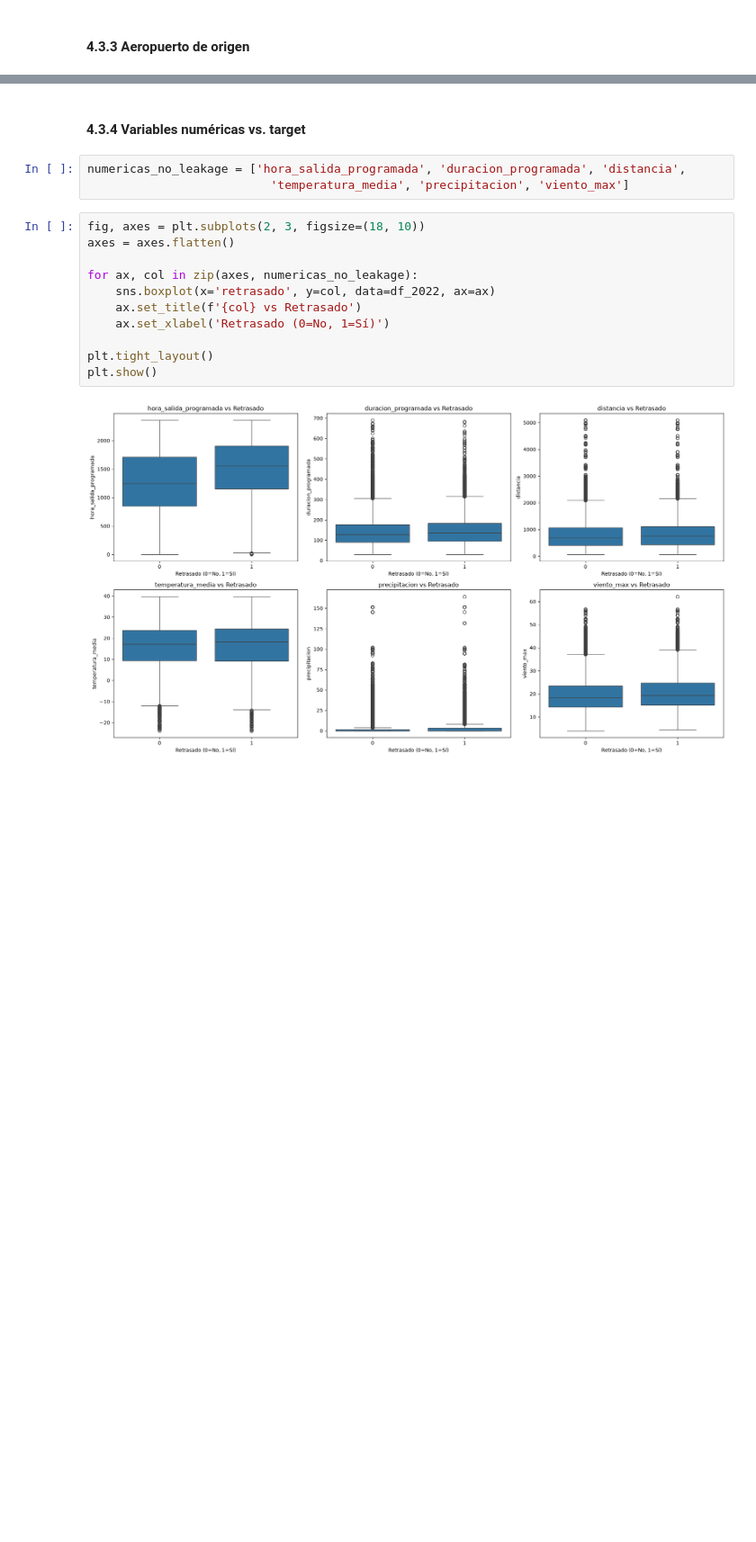
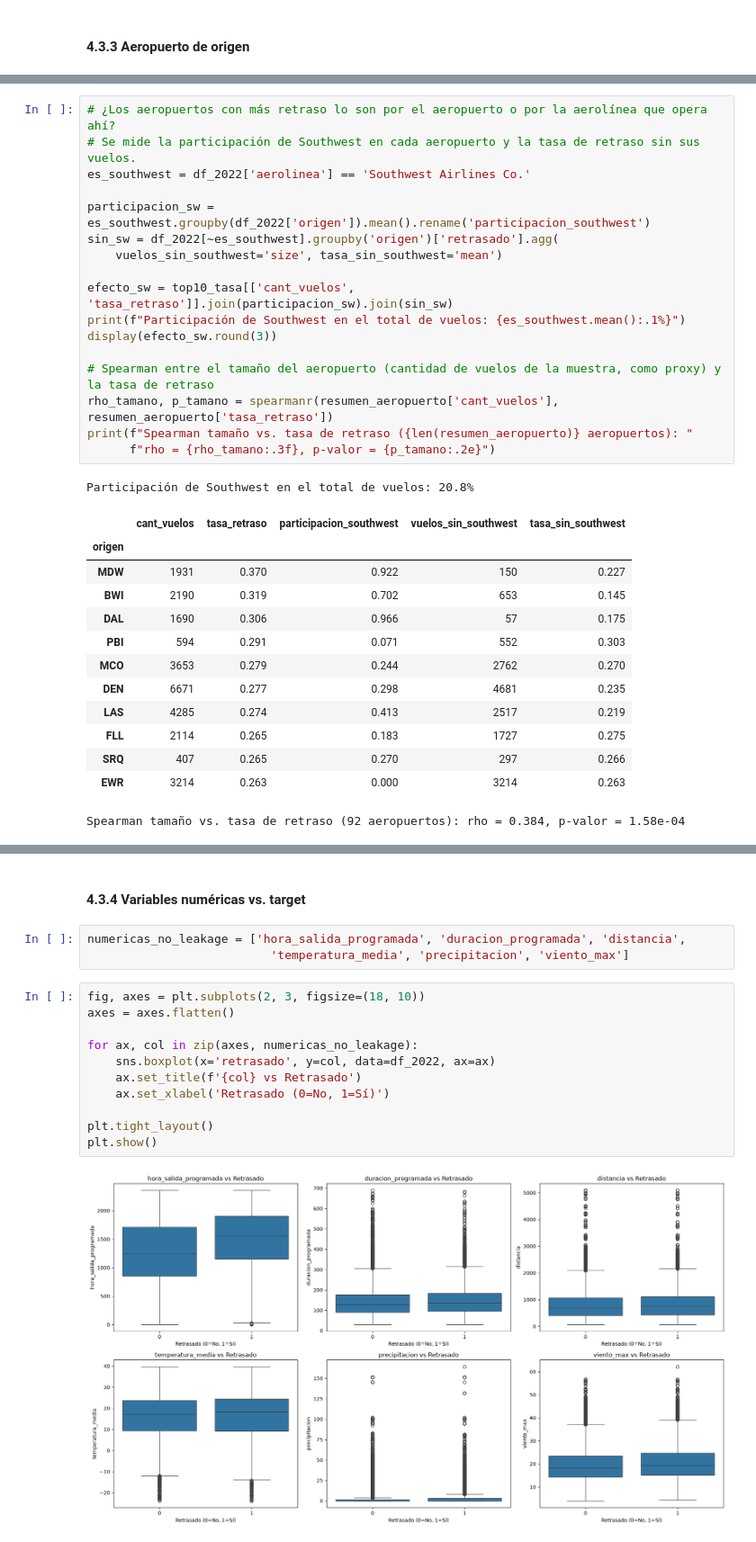
Before and after one commit to Guadacarro/TP_IA, a Jupyter notebook: tp.ipynb, the cells around one changed output, grey strips where cells are left out. Shown at 90% size. Saved outputs shown, nothing was run; the diff lists cells and outputs as text; blank space fills up the shorter version.

```diff
--- a/tp.ipynb
+++ b/tp.ipynb
@@ -922,0 +1029,32 @@ plt.show()
+# %%
+# ¿Los aeropuertos con más retraso lo son por el aeropuerto o por la aerolínea que opera ahí?
+# Se mide la participación de Southwest en cada aeropuerto y la tasa de retraso sin sus vuelos.
+es_southwest = df_2022['aerolinea'] == 'Southwest Airlines Co.'
+
+participacion_sw = es_southwest.groupby(df_2022['origen']).mean().rename('participacion_southwest')
+sin_sw = df_2022[~es_southwest].groupby('origen')['retrasado'].agg(
+    vuelos_sin_southwest='size', tasa_sin_southwest='mean')
+
+efecto_sw = top10_tasa[['cant_vuelos', 'tasa_retraso']].join(participacion_sw).join(sin_sw)
+print(f"Participación de Southwest en el total de vuelos: {es_southwest.mean():.1%}")
+display(efecto_sw.round(3))
+
+# Spearman entre el tamaño del aeropuerto (cantidad de vuelos de la muestra, como proxy) y la tasa de retraso
+rho_tamano, p_tamano = spearmanr(resumen_aeropuerto['cant_vuelos'], resumen_aeropuerto['tasa_retraso'])
+print(f"Spearman tamaño vs. tasa de retraso ({len(resumen_aeropuerto)} aeropuertos): "
+      f"rho = {rho_tamano:.3f}, p-valor = {p_tamano:.2e}")
+# %% [output]
+Participación de Southwest en el total de vuelos: 20.8%
+|  | cant_vuelos | tasa_retraso | participacion_southwest | vuelos_sin_southwest | tasa_sin_southwest |
+| origen |  |  |  |  |  |
+| MDW | 1931 | 0.370 | 0.922 | 150 | 0.227 |
+| BWI | 2190 | 0.319 | 0.702 | 653 | 0.145 |
+| DAL | 1690 | 0.306 | 0.966 | 57 | 0.175 |
+| PBI | 594 | 0.291 | 0.071 | 552 | 0.303 |
+| MCO | 3653 | 0.279 | 0.244 | 2762 | 0.270 |
+| DEN | 6671 | 0.277 | 0.298 | 4681 | 0.235 |
+| LAS | 4285 | 0.274 | 0.413 | 2517 | 0.219 |
+| FLL | 2114 | 0.265 | 0.183 | 1727 | 0.275 |
+| SRQ | 407 | 0.265 | 0.270 | 297 | 0.266 |
+| EWR | 3214 | 0.263 | 0.000 | 3214 | 0.263 |
+Spearman tamaño vs. tasa de retraso (92 aeropuertos): rho = 0.384, p-valor = 1.58e-04
```
Also changed, not shown: parts of 8 cells of this notebook.
